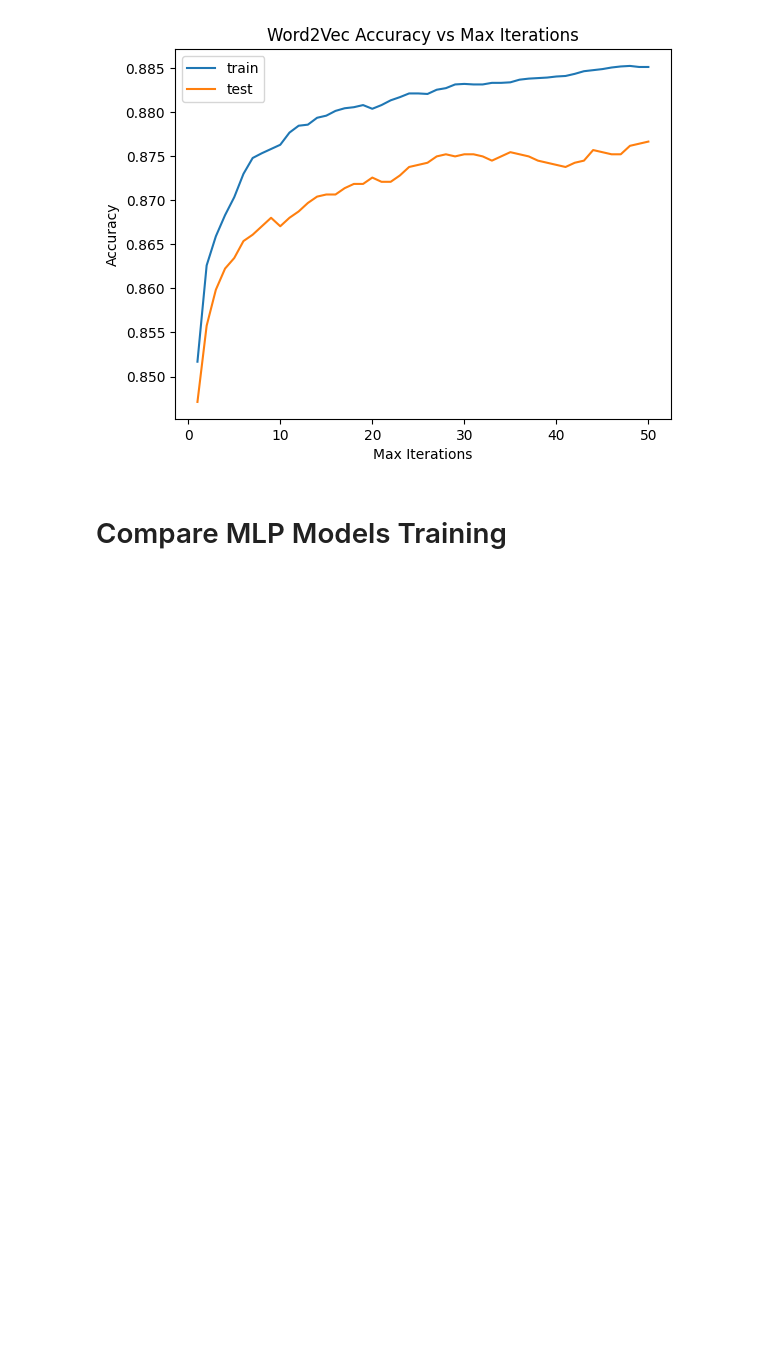
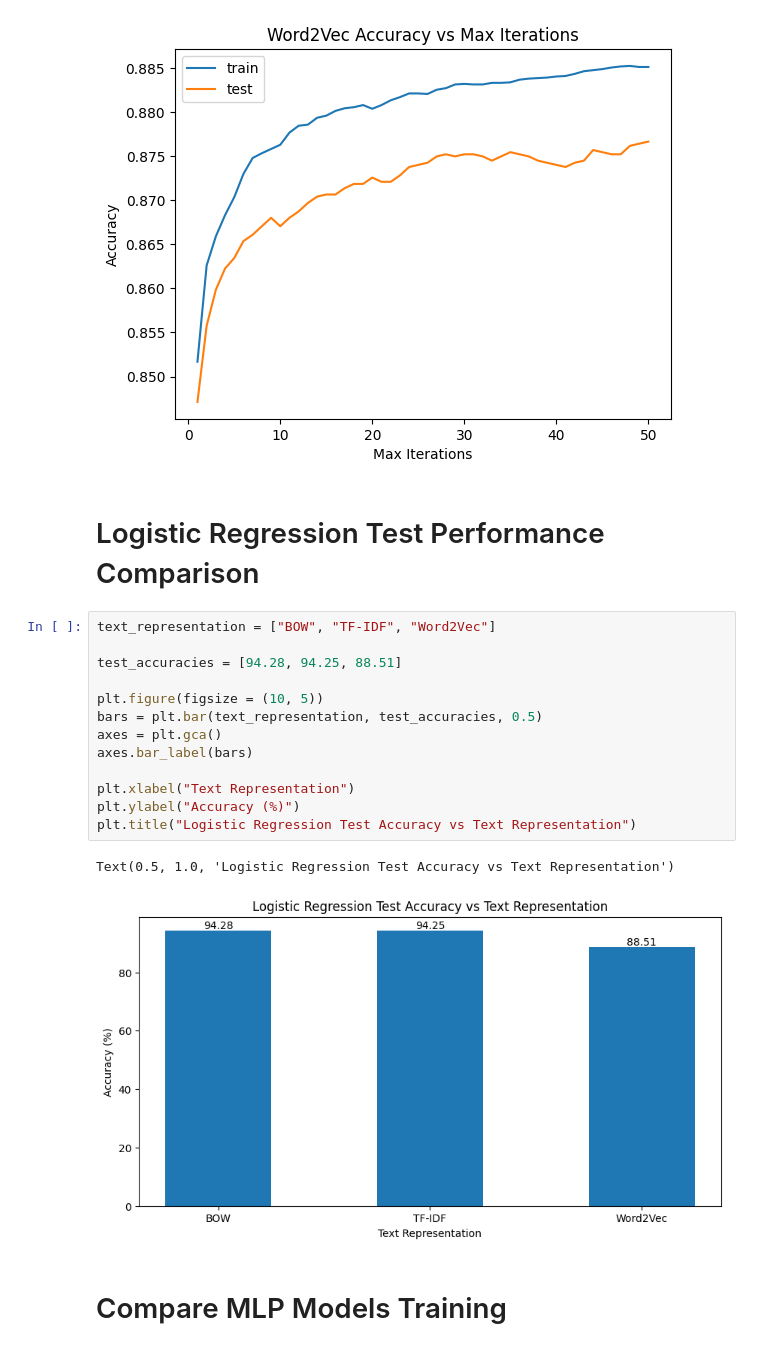
Before and after one commit to abdeliibrahim/ecs271_project, a Jupyter notebook: graphs.ipynb, the cells around one changed output. Drawn from its saved outputs; the diff is of its cells as text; blank space fills up the shorter version.

Commit message:
graphs

```diff
--- a/graphs.ipynb
+++ b/graphs.ipynb
@@ -49,6 +49,24 @@ plt.legend()
 plt.show()
 # %% [output]
 [figure]
+# %% [markdown]
+# Logistic Regression Test Performance Comparison
+# %%
+text_representation = ["BOW", "TF-IDF", "Word2Vec"]
+
+test_accuracies = [94.28, 94.25, 88.51]
+
+plt.figure(figsize = (10, 5))
+bars = plt.bar(text_representation, test_accuracies, 0.5)
+axes = plt.gca()
+axes.bar_label(bars)
+
+plt.xlabel("Text Representation")
+plt.ylabel("Accuracy (%)")
+plt.title("Logistic Regression Test Accuracy vs Text Representation")
+# %% [output]
+Text(0.5, 1.0, 'Logistic Regression Test Accuracy vs Text Representation')
+[figure, added]
 # %% [markdown]
 # Compare MLP Models Training
 # %%
```
Also changed, not shown: parts of 2 cells of this notebook.
